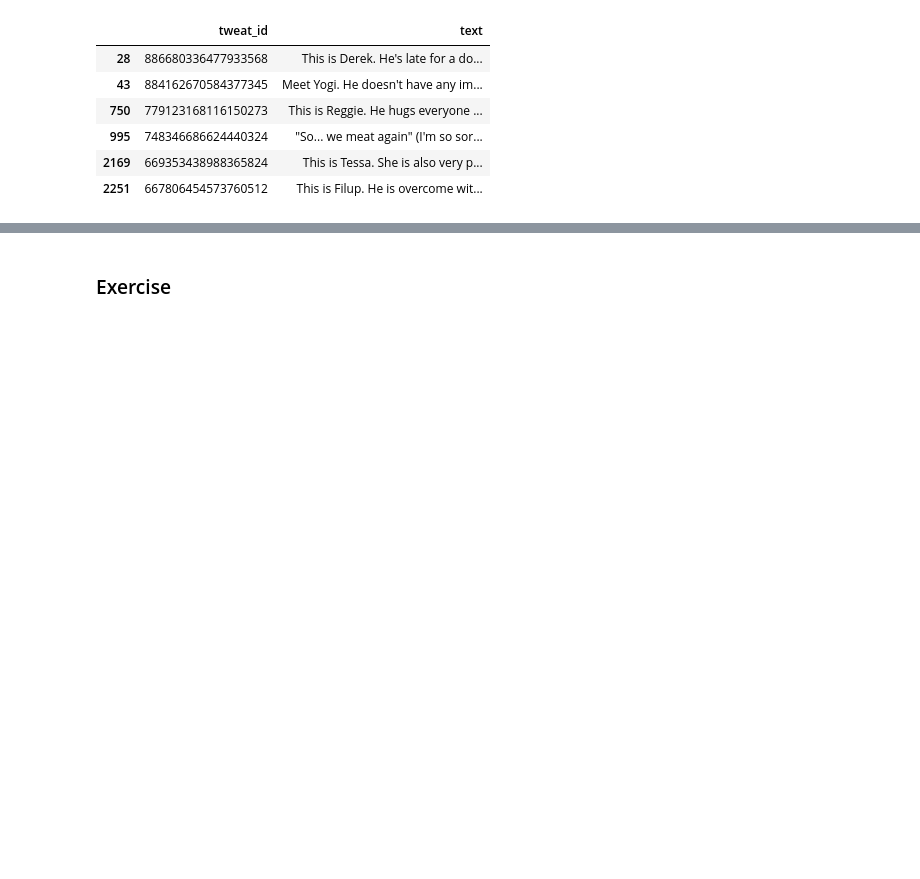
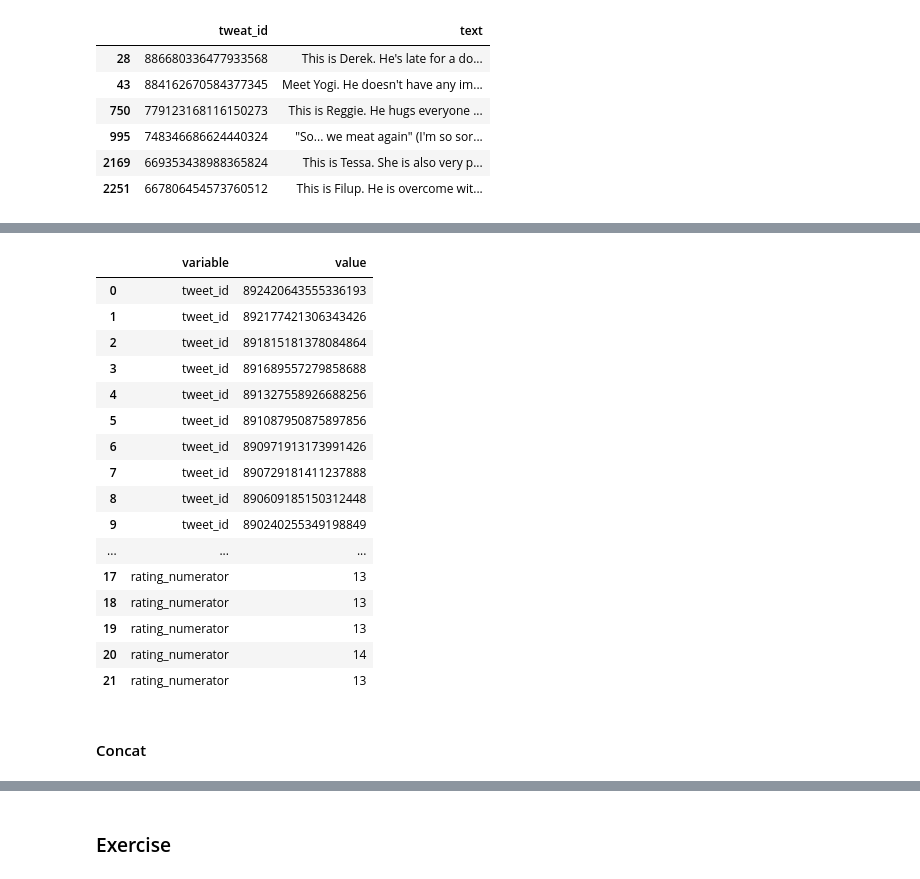
Before and after one commit to anneruhnke/data_wrangling, a Jupyter notebook: wrangle_act.ipynb, the cells around one changed output, grey strips where cells are left out. Cells and saved outputs as stored; diff of their text form; code cells hidden in the pictures; blank space fills up the shorter version.

Commit message:
Reshape dataframe

```diff
--- a/wrangle_act.ipynb
+++ b/wrangle_act.ipynb
@@ -511,0 +514,3 @@ tweet_id_list
+# %%
+short_df = tae.query('tweet_id >= 890000070584377345')[['tweet_id', 'rating_numerator']]
+short_df
@@ -511,0 +530,23 @@ tweet_id_list
+# %%
+melt_df = pd.melt(short_df)
+melt_df
+# %% [output]
+|  | variable | value |
+| 0 | tweet_id | 892420643555336193 |
+| 1 | tweet_id | 892177421306343426 |
+| 2 | tweet_id | 891815181378084864 |
+| 3 | tweet_id | 891689557279858688 |
+| 4 | tweet_id | 891327558926688256 |
+| 5 | tweet_id | 891087950875897856 |
+| 6 | tweet_id | 890971913173991426 |
+| 7 | tweet_id | 890729181411237888 |
+| 8 | tweet_id | 890609185150312448 |
+| 9 | tweet_id | 890240255349198849 |
+| ... | ... | ... |
+| 17 | rating_numerator | 13 |
+| 18 | rating_numerator | 13 |
+| 19 | rating_numerator | 13 |
+| 20 | rating_numerator | 14 |
+| 21 | rating_numerator | 13 |
+# %% [markdown]
+#### Concat
```
Also changed, not shown: parts of 75 cells of this notebook.
